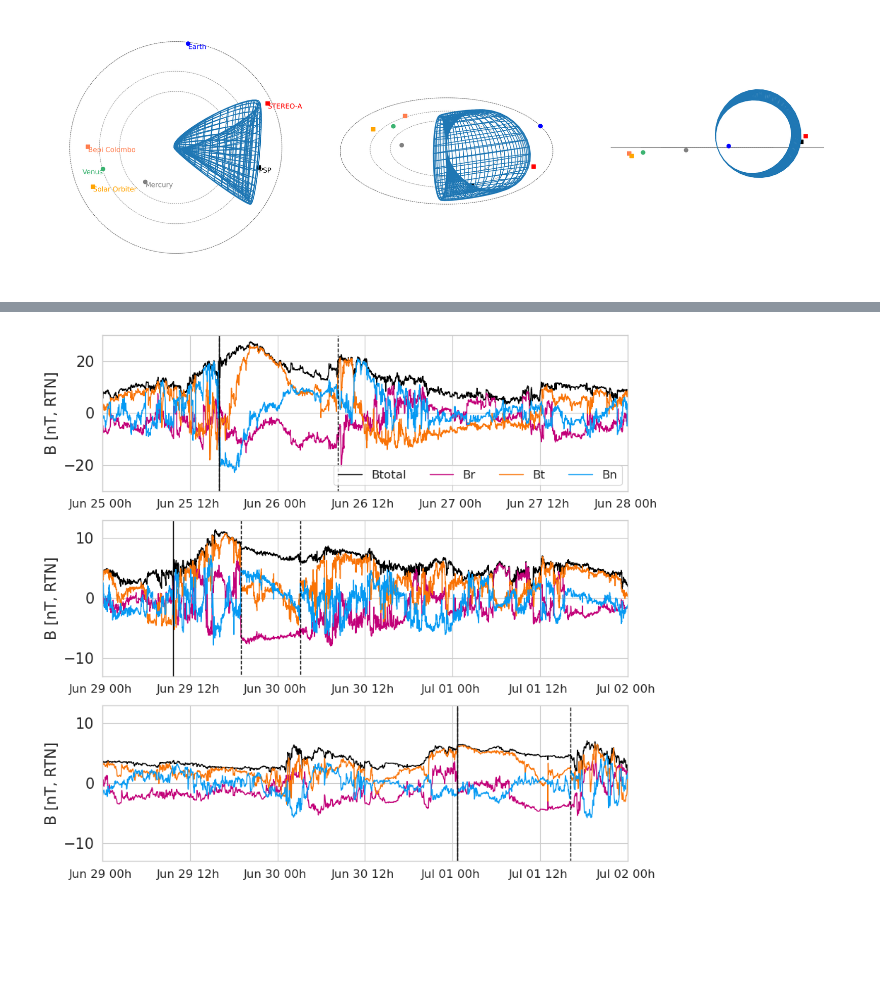
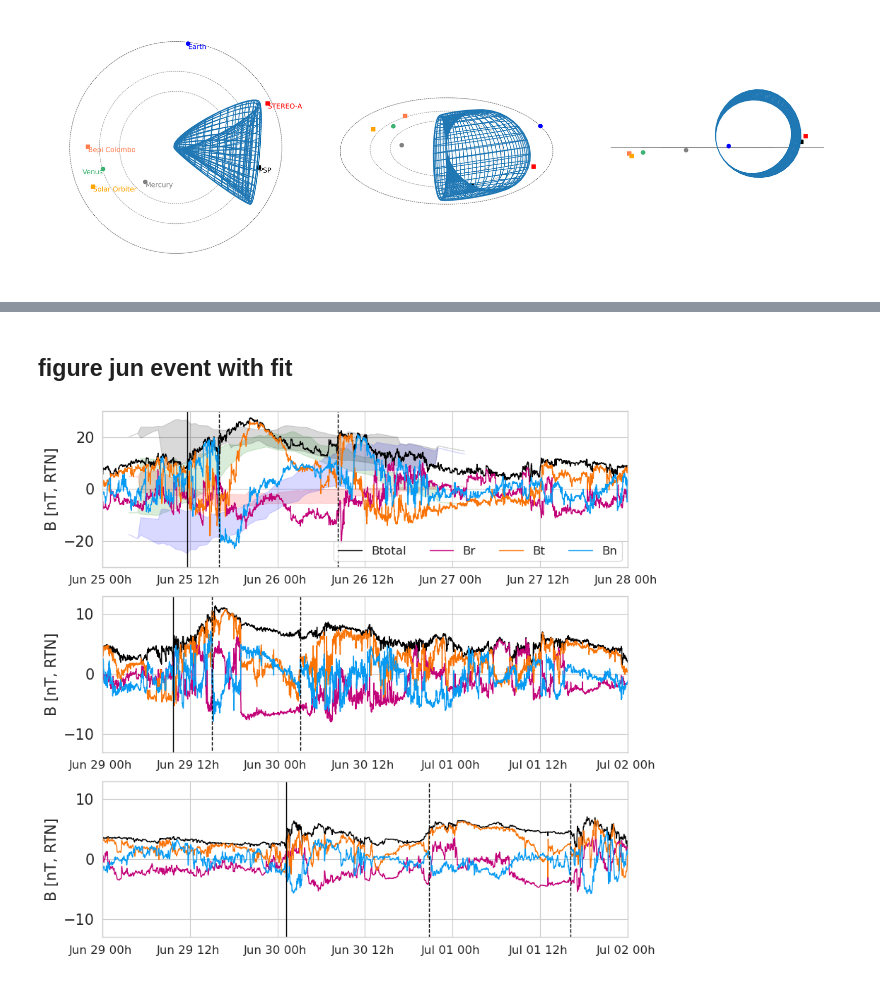
Before and after one commit to cmoestl/solar_orbiter, a Jupyter notebook: 3dcore_fit_lineup_paper_2021.ipynb, the cells around one changed output, grey strips where cells are left out. Cells and saved outputs as stored; diff of their text form; code cells hidden in the pictures; blank space fills up the shorter version.

```diff
--- a/3dcore_fit_lineup_paper_2021.ipynb
+++ b/3dcore_fit_lineup_paper_2021.ipynb
@@ -36,6 +36,9 @@ logging.getLogger("heliosat.spacecraft").setLevel("WARNING")
 
 print(py3dcore.__version__)
 print(heliosat.__version__)
+
+
+data_path='/nas/helio/data/insitu_python/'
 # %% [output]
 2.0.1
 0.6.0
@@ -708,3 +711,5 @@ win2=wind[ind1:ind2]
 ind1=np.where(bepid.time>datetime.datetime(2020,6,20,15))[0][0]
 ind2=np.where(bepid.time>datetime.datetime(2020,7,10,15))[0][0]
 bepi2=bepid[ind1:ind2]
+# %%
+fitj1=pickle.load(open('fits/2020jun23/04.pickle', "rb" ) )
@@ -710,0 +738,12 @@ bepi2=bepid[ind1:ind2]
+# %%
+model=fitj['model'](fitj['dt_0'],1)
+
+
+parr=fitj['model_obj'].iparams_arr
+
+model.update_iparams(parr[best_fit_ind].reshape(1,-1))
+
+t_launchj=fitj['dt_0']
+
+TP_A =  t_launch + datetime.timedelta(hours=24)
+print(TP_A)
@@ -710,0 +767,2 @@ bepi2=bepid[ind1:ind2]
+# %%
+t2, btot2, bxyz2 = measure(model, "PSP", t_launch, t_launch  + datetime.timedelta(hours=96), frame="HCI", bframe="SPP_RTN")
@@ -711,3 +794,5 @@ bepi2=bepid[ind1:ind2]
+# %% [markdown]
+## figure jun event with fit
 # %%
 sns.set_style('whitegrid')
 sns.set_context('paper')
@@ -731,6 +816,16 @@ ax1.plot(psp2.time, psp2.bt, "k-", lw=1,label='Btotal')
 ax1.plot(psp2.time, psp2.bx, "r-", color="xkcd:magenta", lw=1, label='Br')
 ax1.plot(psp2.time, psp2.by, "g-", color="xkcd:orange", lw=1,label='Bt')
 ax1.plot(psp2.time, psp2.bz, "b-", color="xkcd:azure", lw=1,label='Bn')
+
+
+ax1.fill_between(t2, psp_b_s2p[:, 0], psp_b_s2n[:, 0], color="r", alpha=0.15)
+ax1.fill_between(t2, psp_b_s2p[:, 1], psp_b_s2n[:, 1], color="g", alpha=0.15)
+ax1.fill_between(t2, psp_b_s2p[:, 2], psp_b_s2n[:, 2], color="b", alpha=0.15)
+ax1.fill_between(t2, psp_b_ts2p, psp_b_ts2n, color="k", alpha=0.15)
+
+
+
+
 
 #plot vertical lines
 #ax1.plot_date([sicme_start_time,sicme_start_time],[-500,500],'-k',linewidth=1)
@@ -796,44 +891,41 @@ ax3.xaxis.set_major_locator(matplotlib.ticker.MultipleLocator(1/2))
 
 #from ICMECAT
 #psp
-#2020-06-25 15:59	2020-06-25 15:59	2020-06-26 08:15
-picme_start_time=parse_time('2020-06-25 15:59').datetime
+picme_start_time=parse_time('2020-06-25 11:39').datetime #new 2020-06-25T11:39Z
 pmo_start_time=parse_time('2020-06-25 15:59').datetime
 pmo_end_time=parse_time('2020-06-26 08:15' ).datetime
 #plot vertical lines
 ax1.plot_date([picme_start_time,picme_start_time],[-500,500],'-k',linewidth=1)
 ax1.plot_date([pmo_start_time,pmo_start_time],[-500,500],'--k',linewidth=1)
 ax1.plot_date([pmo_end_time,pmo_end_time],[-500,500],'--k',linewidth=1)
 
 
 #bepi
-#2020-06-29 09:44	2020-06-29 18:58	2020-06-30 03:07
+
 bicme_start_time=parse_time('2020-06-29 09:44').datetime
-bmo_start_time=parse_time('2020-06-29 18:58').datetime
+bmo_start_time=parse_time('2020-06-29 15:02').datetime #new 2020-06-29T15:02Z
 bmo_end_time=parse_time('2020-06-30 03:07' ).datetime
 #plot vertical lines
 ax2.plot_date([bicme_start_time,bicme_start_time],[-500,500],'-k',linewidth=1)
 ax2.plot_date([bmo_start_time,bmo_start_time],[-500,500],'--k',linewidth=1)
 ax2.plot_date([bmo_end_time,bmo_end_time],[-500,500],'--k',linewidth=1)
 
 
 
-
-#wind
-#2020-07-01 00:40	2020-07-01 00:40	2020-07-01 16:10
-wicme_start_time=parse_time('2020-07-01 00:40').datetime
-wmo_start_time=parse_time('2020-07-01 00:40').datetime
+#Wind
+wicme_start_time=parse_time('2020-06-30 01:12').datetime # new2020-06-30T01:12Z
+wmo_start_time=parse_time('2020-06-30 20:48').datetime # new 2020-06-30T20:48Z
 wmo_end_time=parse_time('2020-07-01 16:10' ).datetime
 #plot vertical lines
 ax3.plot_date([wicme_start_time,wicme_start_time],[-500,500],'-k',linewidth=1)
 ax3.plot_date([wmo_start_time,wmo_start_time],[-500,500],'--k',linewidth=1)
 ax3.plot_date([wmo_end_time,wmo_end_time],[-500,500],'--k',linewidth=1)
 
 
 
 plt.tight_layout()
 
 plt.savefig('results/2020_jun_23/figure_2020_jun_event.png')
 plt.savefig('results/2020_jun_23/figure_2020_jun_event.pdf')
 # %% [output]
-[figure, old version]
+[figure, new version]
```
Also changed, not shown: parts of 12 cells of this notebook.
